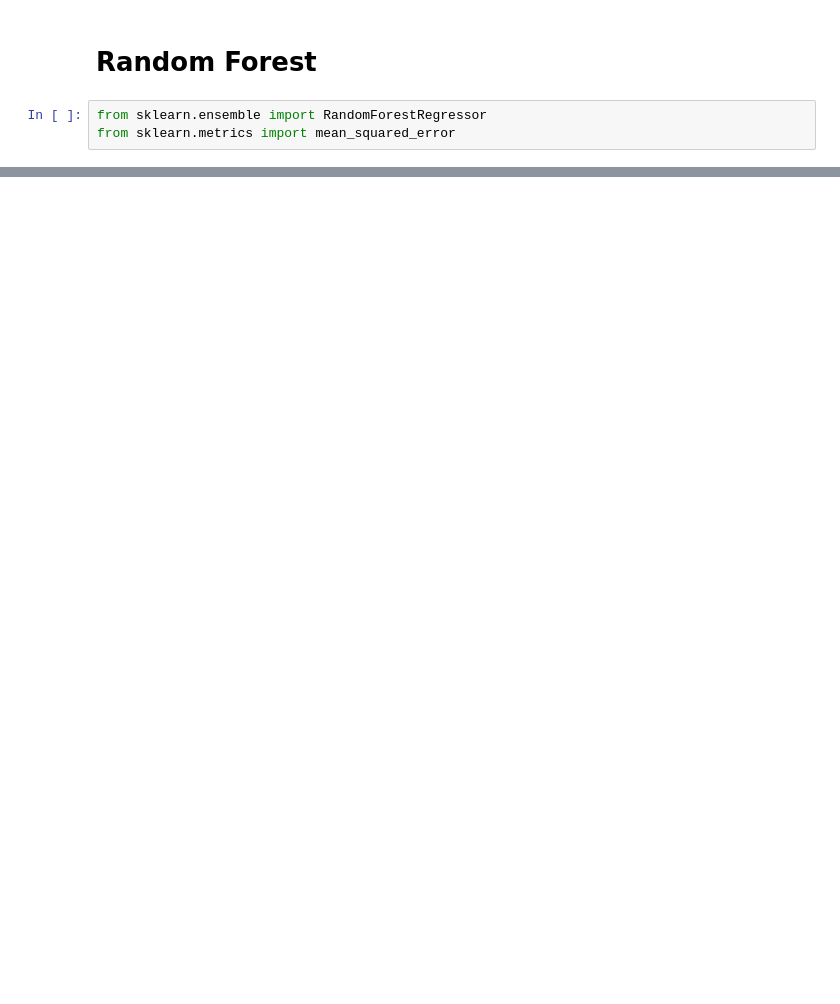
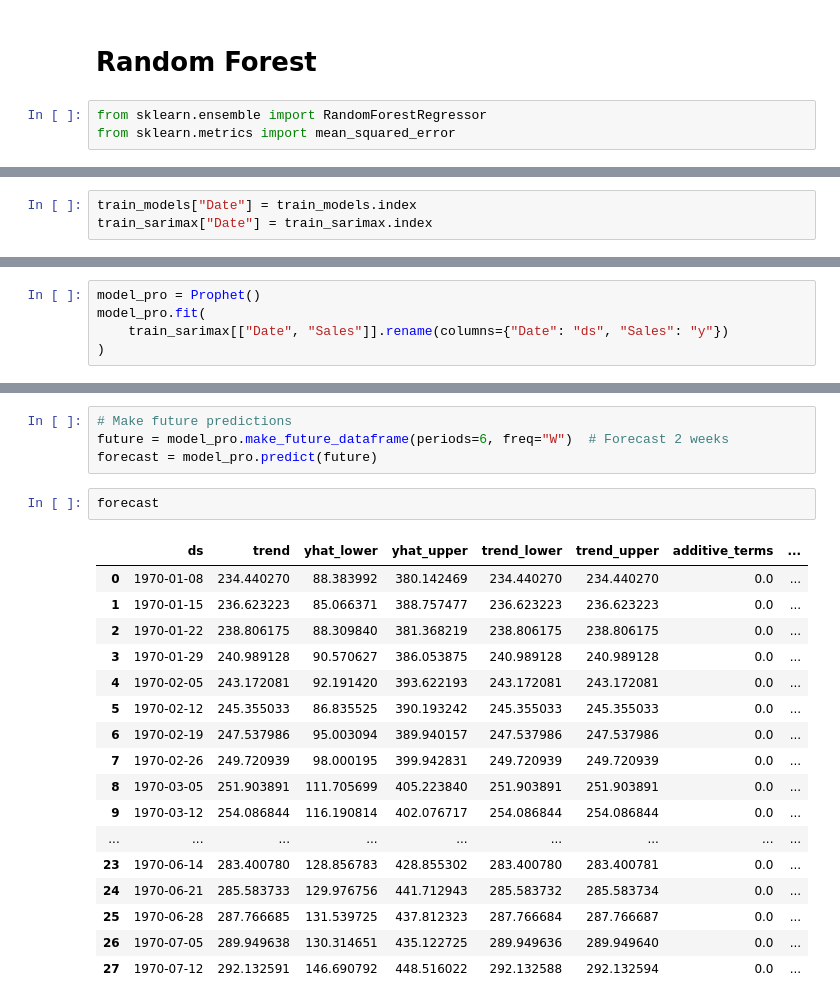
Before and after one commit to CesarArroyo09/mercadolibre-test, a Jupyter notebook: Ejercicio 2/ejercicio2_3_forecasting_models.ipynb, the cells around one changed output, grey strips where cells are left out. Saved outputs shown, nothing was run; the diff lists cells and outputs as text; blank space fills up the shorter version.

Commit message:
add: Forecast with RandomForest and Prophet

```diff
--- a/Ejercicio 2/ejercicio2_3_forecasting_models.ipynb
+++ b/Ejercicio 2/ejercicio2_3_forecasting_models.ipynb
@@ -275,0 +287,3 @@ array([386.27, 283.62])
+# %%
+train_models["Date"] = train_models.index
+train_sarimax["Date"] = train_sarimax.index
@@ -275,0 +311,5 @@ array([386.27, 283.62])
+# %%
+model_pro = Prophet()
+model_pro.fit(
+    train_sarimax[["Date", "Sales"]].rename(columns={"Date": "ds", "Sales": "y"})
+)
@@ -275,0 +320,24 @@ array([386.27, 283.62])
+# %%
+# Make future predictions
+future = model_pro.make_future_dataframe(periods=6, freq="W")  # Forecast 2 weeks
+forecast = model_pro.predict(future)
+# %%
+forecast
+# %% [output]
+|  | ds | trend | yhat_lower | yhat_upper | trend_lower | trend_upper | additive_terms | ... |
+| 0 | 1970-01-08 | 234.440270 | 88.383992 | 380.142469 | 234.440270 | 234.440270 | 0.0 | ... |
+| 1 | 1970-01-15 | 236.623223 | 85.066371 | 388.757477 | 236.623223 | 236.623223 | 0.0 | ... |
+| 2 | 1970-01-22 | 238.806175 | 88.309840 | 381.368219 | 238.806175 | 238.806175 | 0.0 | ... |
+| 3 | 1970-01-29 | 240.989128 | 90.570627 | 386.053875 | 240.989128 | 240.989128 | 0.0 | ... |
+| 4 | 1970-02-05 | 243.172081 | 92.191420 | 393.622193 | 243.172081 | 243.172081 | 0.0 | ... |
+| 5 | 1970-02-12 | 245.355033 | 86.835525 | 390.193242 | 245.355033 | 245.355033 | 0.0 | ... |
+| 6 | 1970-02-19 | 247.537986 | 95.003094 | 389.940157 | 247.537986 | 247.537986 | 0.0 | ... |
+| 7 | 1970-02-26 | 249.720939 | 98.000195 | 399.942831 | 249.720939 | 249.720939 | 0.0 | ... |
+| 8 | 1970-03-05 | 251.903891 | 111.705699 | 405.223840 | 251.903891 | 251.903891 | 0.0 | ... |
+| 9 | 1970-03-12 | 254.086844 | 116.190814 | 402.076717 | 254.086844 | 254.086844 | 0.0 | ... |
+| ... | ... | ... | ... | ... | ... | ... | ... | ... |
+| 23 | 1970-06-14 | 283.400780 | 128.856783 | 428.855302 | 283.400780 | 283.400781 | 0.0 | ... |
+| 24 | 1970-06-21 | 285.583733 | 129.976756 | 441.712943 | 285.583732 | 285.583734 | 0.0 | ... |
+| 25 | 1970-06-28 | 287.766685 | 131.539725 | 437.812323 | 287.766684 | 287.766687 | 0.0 | ... |
+| 26 | 1970-07-05 | 289.949638 | 130.314651 | 435.122725 | 289.949636 | 289.949640 | 0.0 | ... |
+| 27 | 1970-07-12 | 292.132591 | 146.690792 | 448.516022 | 292.132588 | 292.132594 | 0.0 | ... |
```
Also changed, not shown: parts of 15 cells of this notebook.
